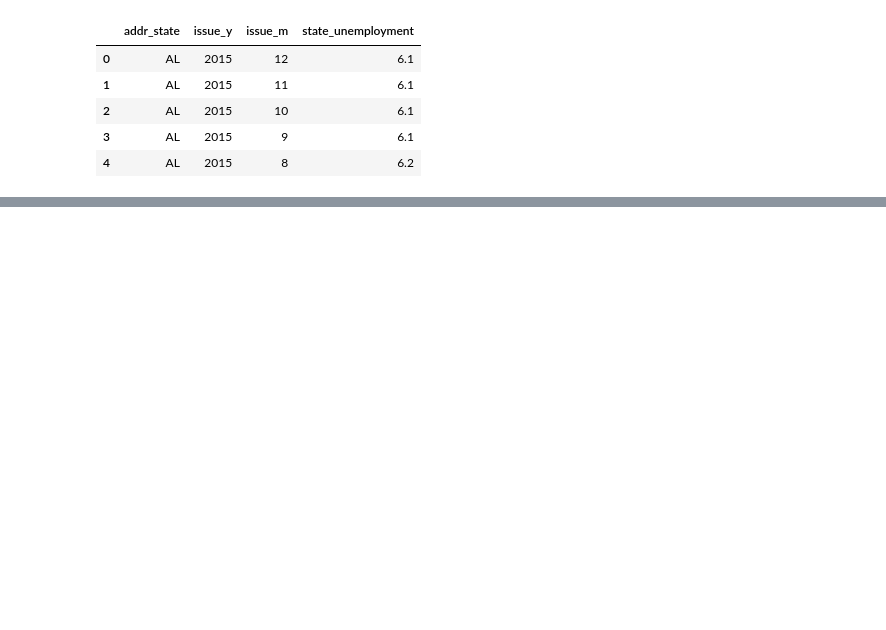
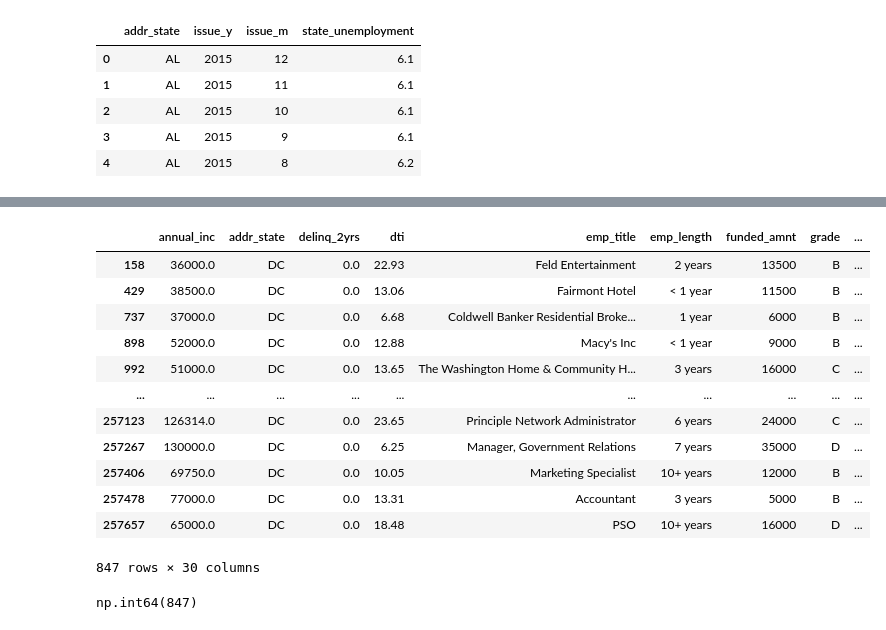
Before and after one commit to tanhl30/HE4045_Project, a Jupyter notebook: 1. Data Preparation/b. Join table.ipynb, the cells around one changed output, grey strips where cells are left out. Saved outputs shown, nothing was run; the diff lists cells and outputs as text; code cells hidden in the pictures; blank space fills up the shorter version.

```diff
--- a/1. Data Preparation/b. Join table.ipynb
+++ b/1. Data Preparation/b. Join table.ipynb
@@ -72 +76,21 @@ merged_df
+# %%
+merged_df[merged_df['state_unemployment'].isna()]
+# %% [output]
+|  | annual_inc | addr_state | delinq_2yrs | dti | emp_title | emp_length | funded_amnt | grade | ... |
+| 158 | 36000.0 | DC | 0.0 | 22.93 | Feld Entertainment | 2 years | 13500 | B | ... |
+| 429 | 38500.0 | DC | 0.0 | 13.06 | Fairmont Hotel | < 1 year | 11500 | B | ... |
+| 737 | 37000.0 | DC | 0.0 | 6.68 | Coldwell Banker Residential Broke... | 1 year | 6000 | B | ... |
+| 898 | 52000.0 | DC | 0.0 | 12.88 | Macy's Inc | < 1 year | 9000 | B | ... |
+| 992 | 51000.0 | DC | 0.0 | 13.65 | The Washington Home & Community H... | 3 years | 16000 | C | ... |
+| ... | ... | ... | ... | ... | ... | ... | ... | ... | ... |
+| 257123 | 126314.0 | DC | 0.0 | 23.65 | Principle Network Administrator | 6 years | 24000 | C | ... |
+| 257267 | 130000.0 | DC | 0.0 | 6.25 | Manager, Government Relations | 7 years | 35000 | D | ... |
+| 257406 | 69750.0 | DC | 0.0 | 10.05 | Marketing Specialist | 10+ years | 12000 | B | ... |
+| 257478 | 77000.0 | DC | 0.0 | 13.31 | Accountant | 3 years | 5000 | B | ... |
+| 257657 | 65000.0 | DC | 0.0 | 18.48 | PSO | 10+ years | 16000 | D | ... |
+847 rows × 30 columns
+# %%
+merged_df['state_unemployment'].isna().sum()
+# %% [output]
+np.int64(847)
 # %%
```
Also changed, not shown: parts of 9 cells of this notebook, 5 other files.
